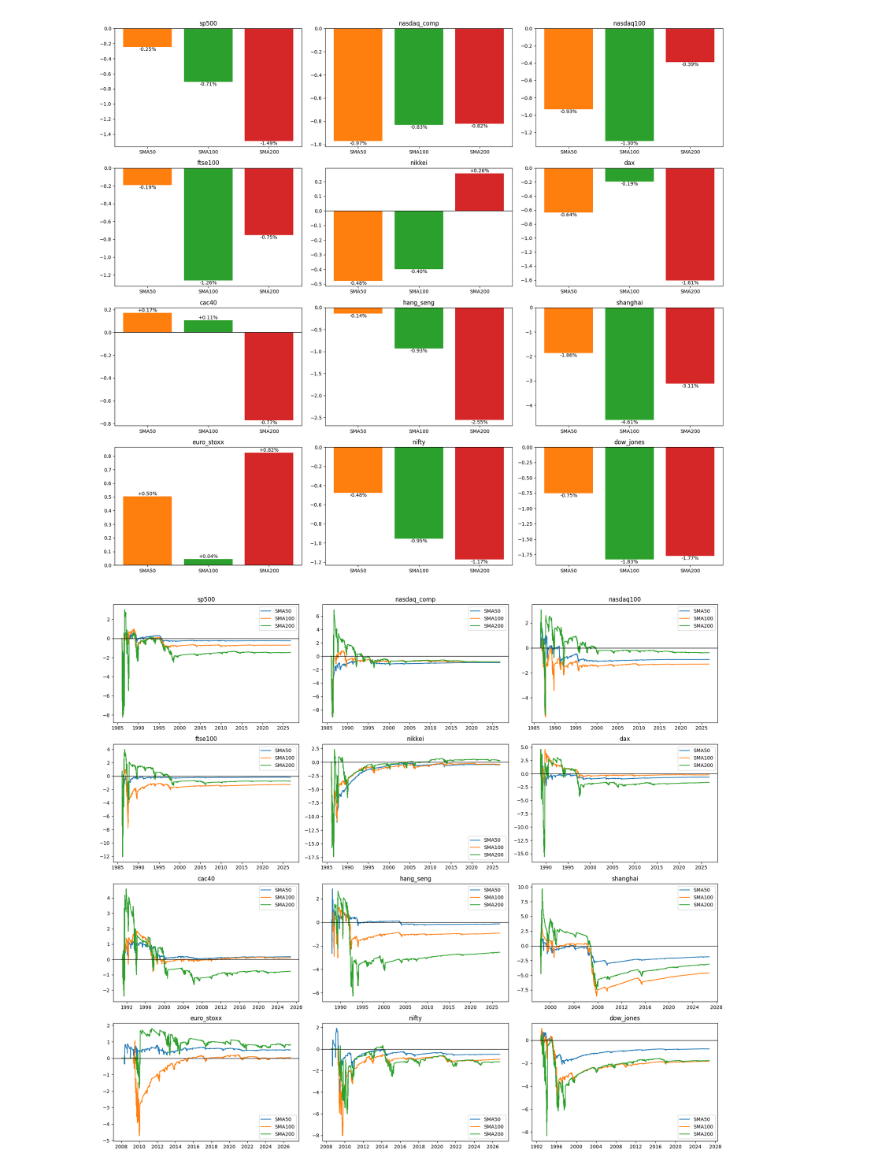
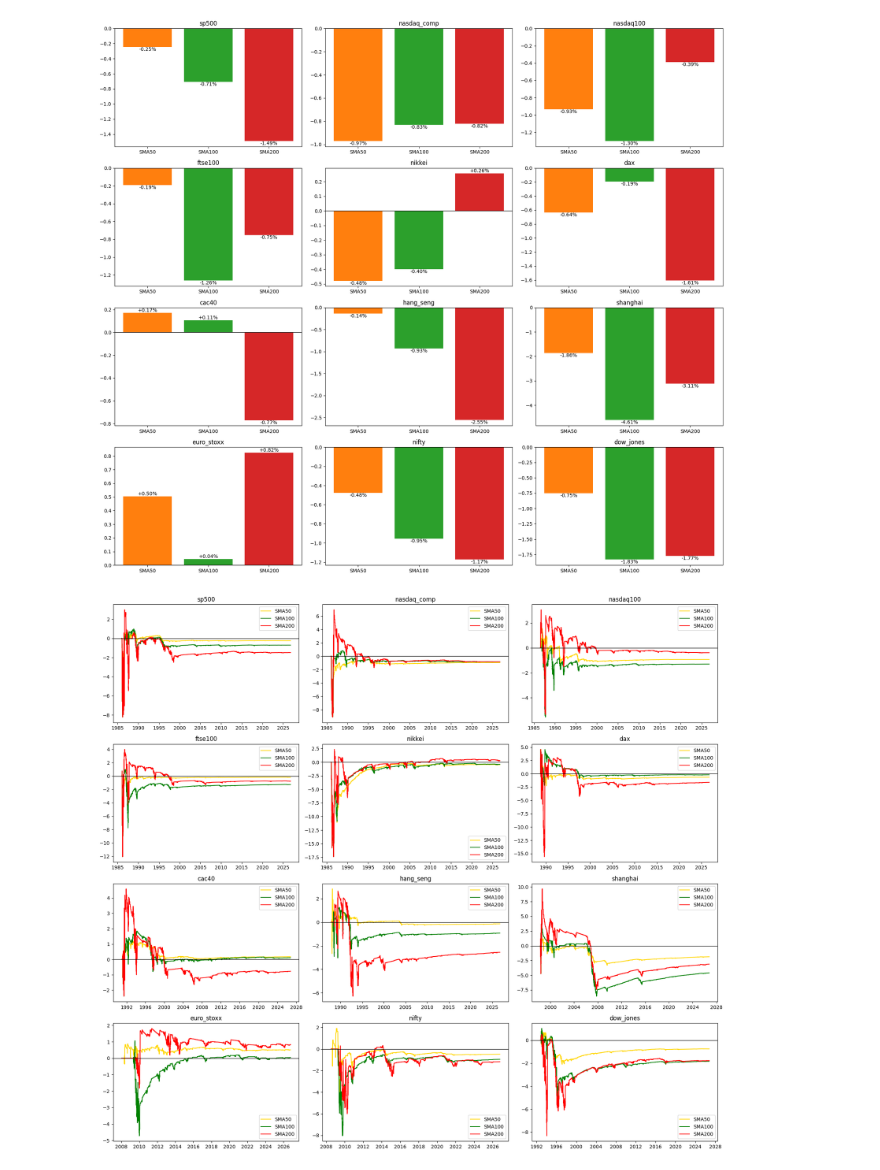
Before and after one commit to pedrosalgado22/SMAstrategy, a Jupyter notebook: smanalysis_50_100_200.ipynb, the cells around one changed output. Drawn from its saved outputs; the diff is of its cells as text; code cells hidden in the pictures.

```diff
--- a/smanalysis_50_100_200.ipynb
+++ b/smanalysis_50_100_200.ipynb
@@ -236,25 +244,27 @@ plt.show()
 # %% [output]
 [figure]
 # %%
+line_colors = {"SMA50": "gold", "SMA100": "green", "SMA200": "red"}
+
 fig, axes = plt.subplots(n_rows, 3, figsize=(18, 4 * n_rows))
 axes = axes.flatten()
 for i in range(len(names)):
     ax = axes[i]
     dca = curves[names[i]]["DCA"]
     for strategy in STRATEGIES:
         if strategy != "DCA":
             vals = curves[names[i]][strategy]
             diff = []
             for k in range(len(vals)):
                 if dca[k] == 0:
                     diff.append(0)  # no money yet, both are 0
                 else:
                     diff.append((vals[k] / dca[k] - 1) * 100)
-            ax.plot(dates[names[i]], diff, label=strategy)
+            ax.plot(dates[names[i]], diff, label=strategy, color=line_colors[strategy])
     ax.axhline(0, color="black", linewidth=1)
     ax.set_title(names[i])
     ax.legend()
 plt.tight_layout()
 plt.show()
 # %% [output]
-[figure, old version]
+[figure, new version]
```
Also changed, not shown: parts of 3 cells of this notebook, 5 other files.
